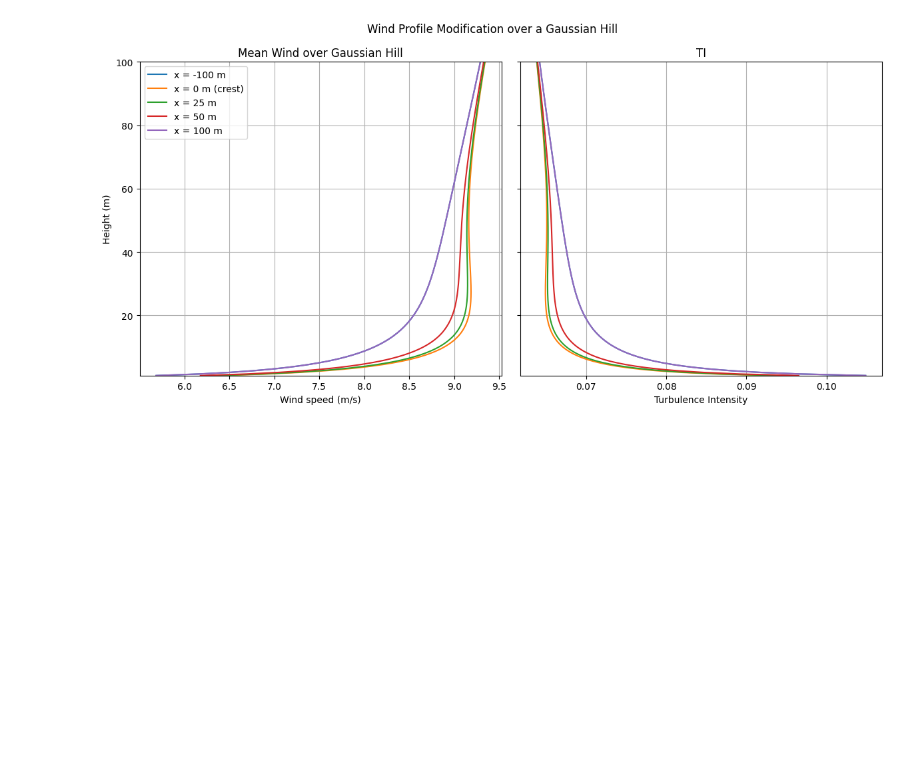
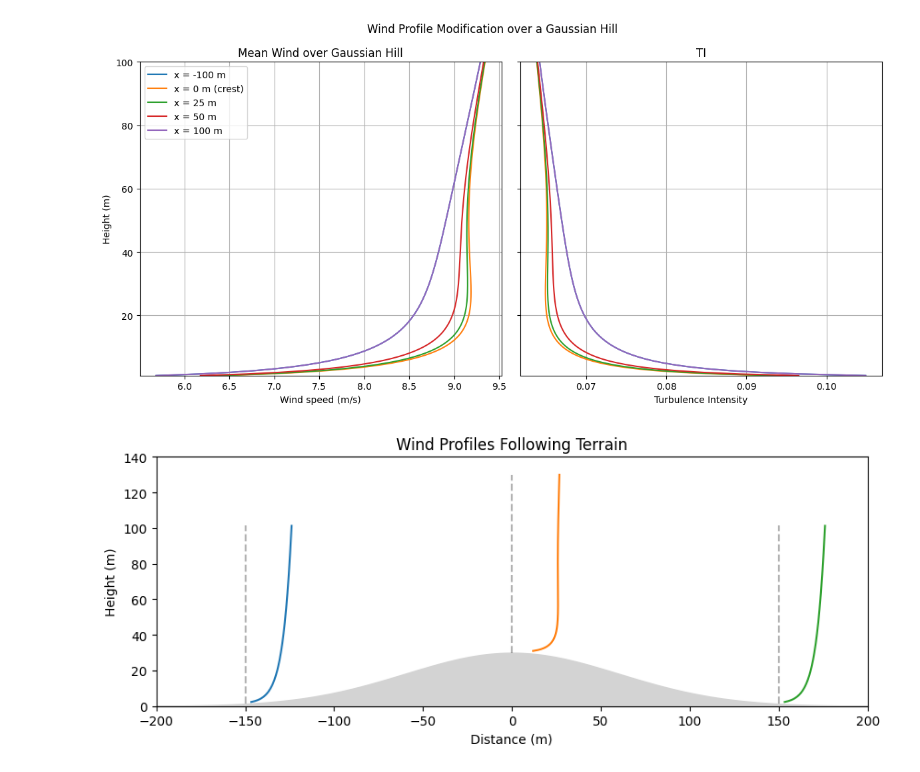
Before and after one commit to JacobManniche/Bachelor_legeplads, a Jupyter notebook: wind profile 2D.ipynb, the cells around one changed output. Cells and saved outputs as stored; diff of their text form; code cells hidden in the pictures; blank space fills up the shorter version.

Commit message:
WP2D hill update

```diff
--- a/wind profile 2D.ipynb
+++ b/wind profile 2D.ipynb
@@ -404,3 +404,80 @@ plt.tight_layout()
 plt.show()
 # %% [output]
 [figure]
+# %%
+# constants
+kappa = 0.4
+Cmu = 0.09
+u_star = 0.4
+
+# terrain parameters
+H = 30
+sigma = H * 2
+alpha = 0.4
+
+# roughness
+z0 = 0.01
+
+# base log-law profile
+def U0(z, u_star, z0):
+    return (u_star / kappa) * np.log(z / z0)
+
+# Gaussian hill
+def hill(x):
+    return H * np.exp(-(x**2) / (2 * sigma**2))
+
+# modified wind profile
+def U(x, z):
+    base = U0(z, u_star, z0)
+    speedup = 1 + alpha * (hill(x)/H) * np.exp(-z/H)
+    return base * speedup
+
+# domain
+z = np.linspace(1, 100, 200)
+x_vals = np.linspace(-200, 200, 500)
+
+# positions
+positions = [-150, 0, 150]
+
+# scaling factor
+scale = 5
+
+# ---- Plot ----
+plt.figure(figsize=(10, 6))
+
+# hill
+hill_vals = hill(x_vals)
+plt.fill_between(x_vals, hill_vals, color="lightgray", label="Hill")
+
+# profiles
+for x0 in positions:
+    U_vals = U(x0, z)
+
+    # horizontal shift
+    x_profile = x0 + U_vals * scale - 20
+
+    # vertical shift (THIS is the key fix)
+    z_profile = z + hill(x0)
+
+    plt.plot(x_profile, z_profile, label=f"x = {x0} m")
+
+    # reference line from ground up
+    plt.plot([x0, x0], [hill(x0), hill(x0) + 100],
+             linestyle="--", color="k", alpha=0.3)
+
+# labels
+plt.xlabel("Distance (m)")
+plt.ylabel("Height (m)")
+plt.title("Wind Profiles Following Terrain")
+
+plt.xlim(-200, 200)
+plt.ylim(0, 140)
+
+plt.gca().set_aspect('equal', adjustable='box')
+
+#plt.legend()
+#plt.grid(True)
+
+plt.show()
+# %% [output]
+[figure, added]
```
